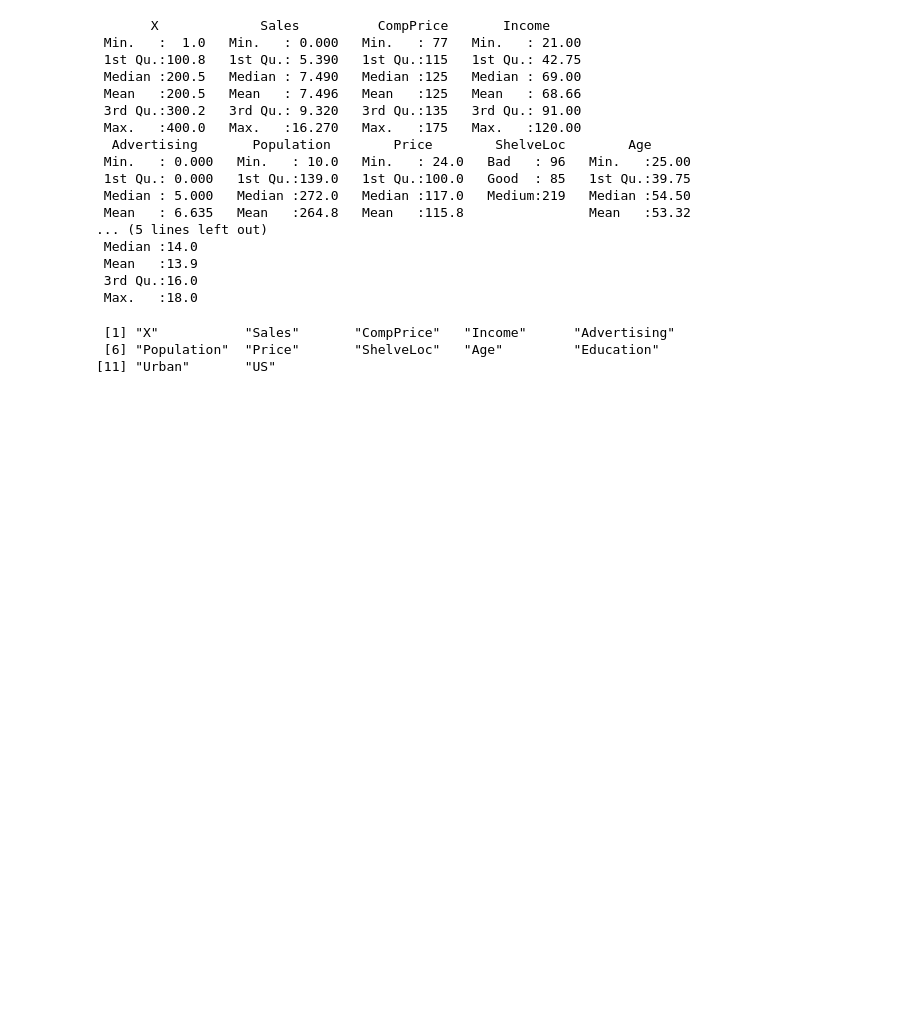
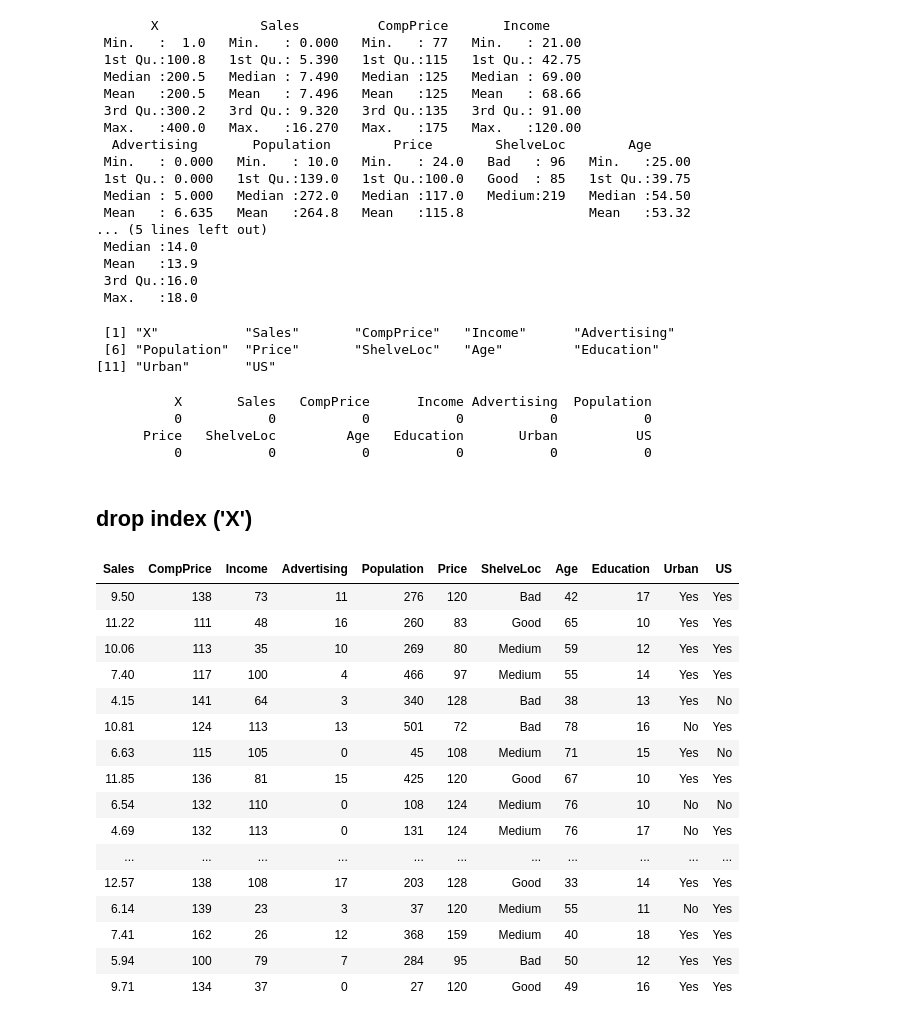
Before and after one commit to CooperStansbury/EDA_r_ece579, a Jupyter notebook: assignment1_cooperstansbury/assignment1_r.ipynb, the cells around one changed output. Cells and saved outputs as stored; diff of their text form; code cells hidden in the pictures; blank space fills up the shorter version.

```diff
--- a/assignment1_cooperstansbury/assignment1_r.ipynb
+++ b/assignment1_cooperstansbury/assignment1_r.ipynb
@@ -53,3 +53,34 @@ names(carseats)
  [1] "X"           "Sales"       "CompPrice"   "Income"      "Advertising"
  [6] "Population"  "Price"       "ShelveLoc"   "Age"         "Education"
 [11] "Urban"       "US"
+# %%
+# check for nas
+sapply(carseats, function(x) sum(is.na(x)))
+# %% [output]
+          X       Sales   CompPrice      Income Advertising  Population
+          0           0           0           0           0           0
+      Price   ShelveLoc         Age   Education       Urban          US
+          0           0           0           0           0           0
+# %% [markdown]
+## drop index ('X')
+# %%
+drops <- c("X")
+carseats[ , !(names(carseats) %in% drops)]
+# %% [output]
+| Sales | CompPrice | Income | Advertising | Population | Price | ShelveLoc | Age | Education | Urban | US |
+| 9.50 | 138 | 73 | 11 | 276 | 120 | Bad | 42 | 17 | Yes | Yes |
+| 11.22 | 111 | 48 | 16 | 260 | 83 | Good | 65 | 10 | Yes | Yes |
+| 10.06 | 113 | 35 | 10 | 269 | 80 | Medium | 59 | 12 | Yes | Yes |
+| 7.40 | 117 | 100 | 4 | 466 | 97 | Medium | 55 | 14 | Yes | Yes |
+| 4.15 | 141 | 64 | 3 | 340 | 128 | Bad | 38 | 13 | Yes | No |
+| 10.81 | 124 | 113 | 13 | 501 | 72 | Bad | 78 | 16 | No | Yes |
+| 6.63 | 115 | 105 | 0 | 45 | 108 | Medium | 71 | 15 | Yes | No |
+| 11.85 | 136 | 81 | 15 | 425 | 120 | Good | 67 | 10 | Yes | Yes |
+| 6.54 | 132 | 110 | 0 | 108 | 124 | Medium | 76 | 10 | No | No |
+| 4.69 | 132 | 113 | 0 | 131 | 124 | Medium | 76 | 17 | No | Yes |
+| ... | ... | ... | ... | ... | ... | ... | ... | ... | ... | ... |
+| 12.57 | 138 | 108 | 17 | 203 | 128 | Good | 33 | 14 | Yes | Yes |
+| 6.14 | 139 | 23 | 3 | 37 | 120 | Medium | 55 | 11 | No | Yes |
+| 7.41 | 162 | 26 | 12 | 368 | 159 | Medium | 40 | 18 | Yes | Yes |
+| 5.94 | 100 | 79 | 7 | 284 | 95 | Bad | 50 | 12 | Yes | Yes |
+| 9.71 | 134 | 37 | 0 | 27 | 120 | Good | 49 | 16 | Yes | Yes |
```
Also changed, not shown: 1 other file.
